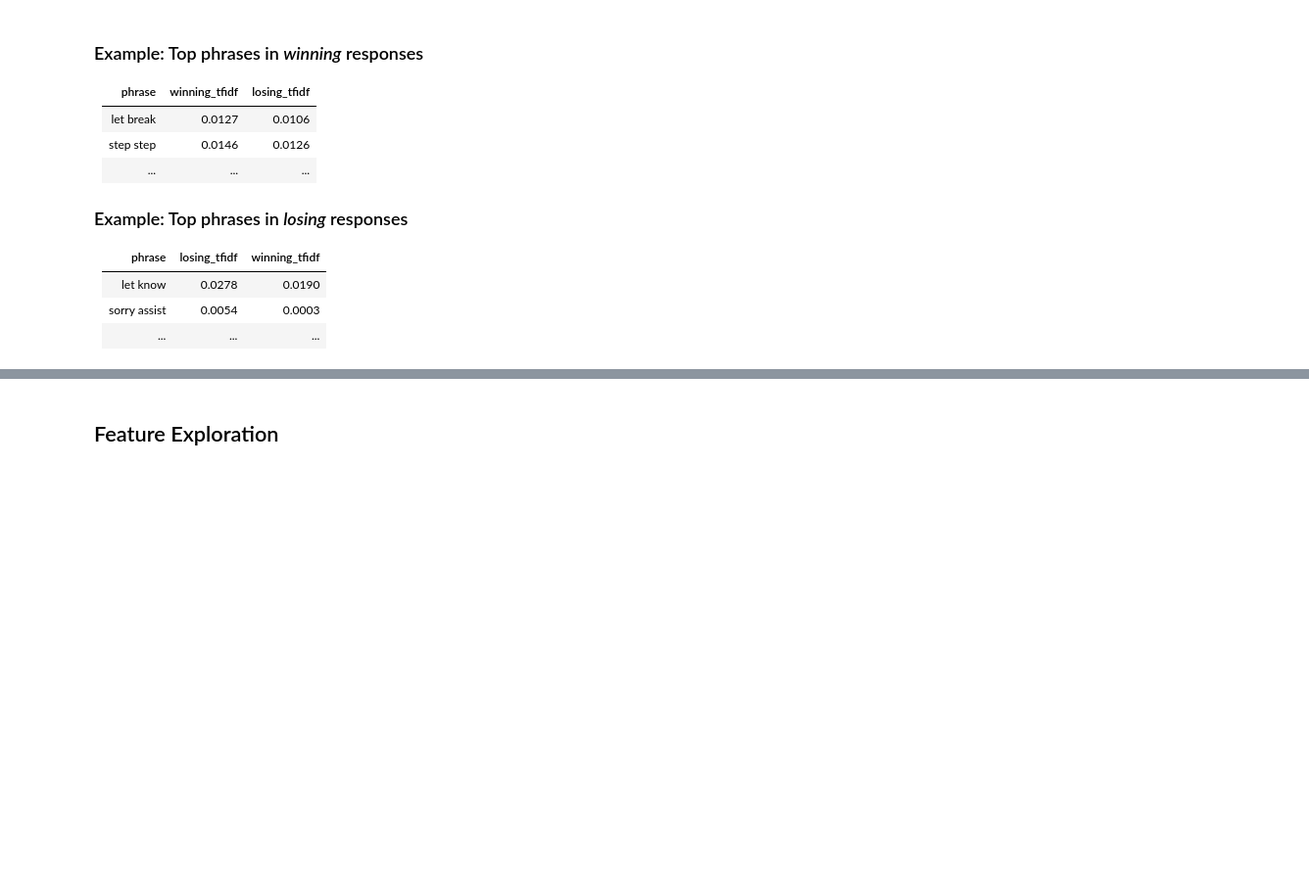
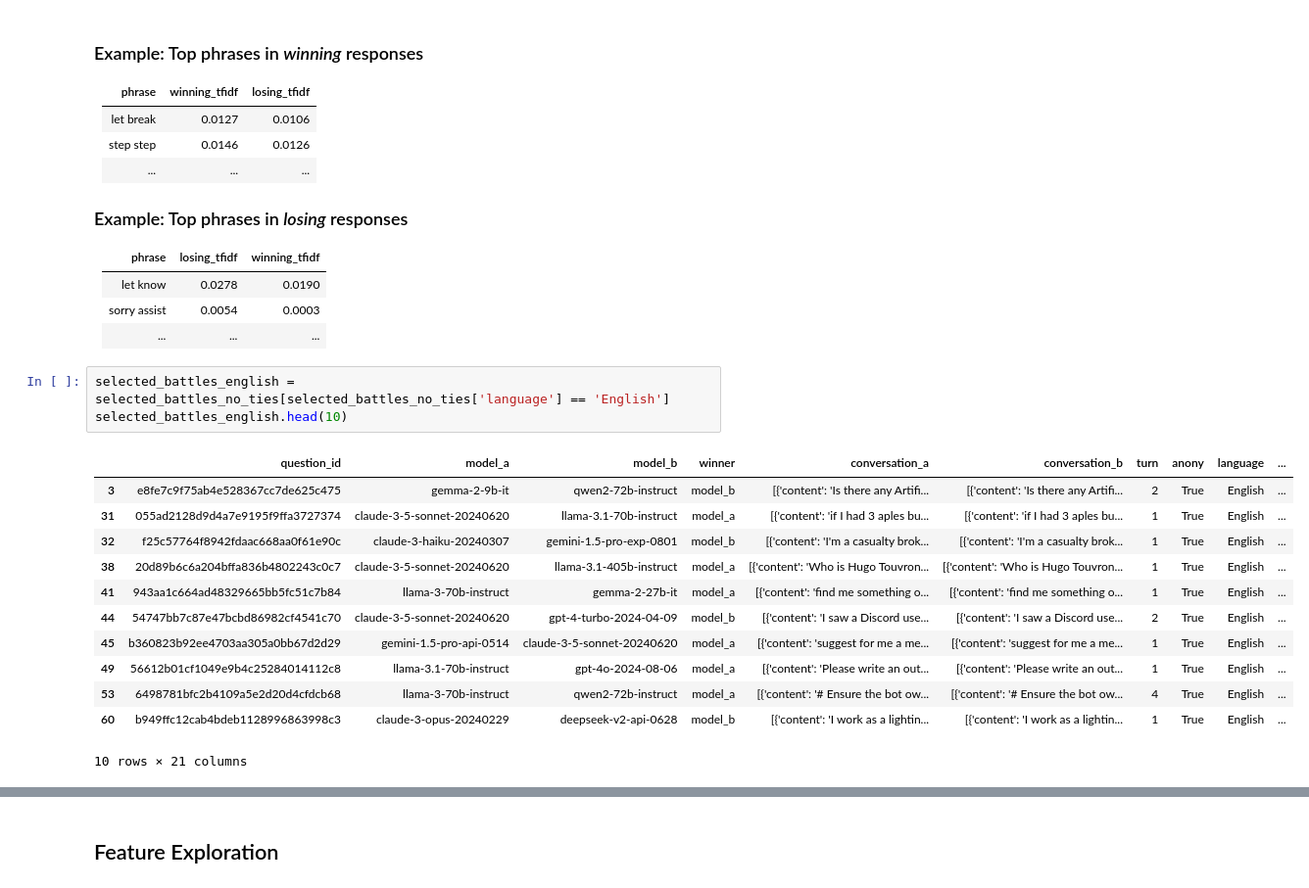
Before and after one commit to AshfordLee/UCB_CS189, a Jupyter notebook: FA25/hw/hw2/arena_style_control.ipynb, the cells around one changed output, grey strips where cells are left out. Shown: that part at 98% size. Drawn from its saved outputs; the diff is of its cells as text; blank space fills up the shorter version.

```diff
--- a/FA25/hw/hw2/arena_style_control.ipynb
+++ b/FA25/hw/hw2/arena_style_control.ipynb
@@ -1141,6 +1183,22 @@ For your reference, a sample subset of outputs is shown below.
 | let know               | 0.0278       | 0.0190         |
 | sorry assist           | 0.0054       | 0.0003         |
 | ...     | ...      | ...  |
+# %%
+selected_battles_english = selected_battles_no_ties[selected_battles_no_ties['language'] == 'English']
+selected_battles_english.head(10)
+# %% [output]
+|  | question_id | model_a | model_b | winner | conversation_a | conversation_b | turn | anony | language | ... |
+| 3 | e8fe7c9f75ab4e528367cc7de625c475 | gemma-2-9b-it | qwen2-72b-instruct | model_b | [{'content': 'Is there any Artifi... | [{'content': 'Is there any Artifi... | 2 | True | English | ... |
+| 31 | 055ad2128d9d4a7e9195f9ffa3727374 | claude-3-5-sonnet-20240620 | llama-3.1-70b-instruct | model_a | [{'content': 'if I had 3 aples bu... | [{'content': 'if I had 3 aples bu... | 1 | True | English | ... |
+| 32 | f25c57764f8942fdaac668aa0f61e90c | claude-3-haiku-20240307 | gemini-1.5-pro-exp-0801 | model_b | [{'content': 'I'm a casualty brok... | [{'content': 'I'm a casualty brok... | 1 | True | English | ... |
+| 38 | 20d89b6c6a204bffa836b4802243c0c7 | claude-3-5-sonnet-20240620 | llama-3.1-405b-instruct | model_a | [{'content': 'Who is Hugo Touvron... | [{'content': 'Who is Hugo Touvron... | 1 | True | English | ... |
+| 41 | 943aa1c664ad48329665bb5fc51c7b84 | llama-3-70b-instruct | gemma-2-27b-it | model_a | [{'content': 'find me something o... | [{'content': 'find me something o... | 1 | True | English | ... |
+| 44 | 54747bb7c87e47bcbd86982cf4541c70 | claude-3-5-sonnet-20240620 | gpt-4-turbo-2024-04-09 | model_b | [{'content': 'I saw a Discord use... | [{'content': 'I saw a Discord use... | 2 | True | English | ... |
+| 45 | b360823b92ee4703aa305a0bb67d2d29 | gemini-1.5-pro-api-0514 | claude-3-5-sonnet-20240620 | model_a | [{'content': 'suggest for me a me... | [{'content': 'suggest for me a me... | 1 | True | English | ... |
+| 49 | 56612b01cf1049e9b4c25284014112c8 | llama-3.1-70b-instruct | gpt-4o-2024-08-06 | model_a | [{'content': 'Please write an out... | [{'content': 'Please write an out... | 1 | True | English | ... |
+| 53 | 6498781bfc2b4109a5e2d20d4cfdcb68 | llama-3-70b-instruct | qwen2-72b-instruct | model_a | [{'content': '# Ensure the bot ow... | [{'content': '# Ensure the bot ow... | 4 | True | English | ... |
+| 60 | b949ffc12cab4bdeb1128996863998c3 | claude-3-opus-20240229 | deepseek-v2-api-0628 | model_b | [{'content': 'I work as a lightin... | [{'content': 'I work as a lightin... | 1 | True | English | ... |
+10 rows × 21 columns
 # %%
 # TFIDF comparing winning responses to losing responses
 ...
```
Also changed, not shown: parts of 8 cells of this notebook, 1 other file.
